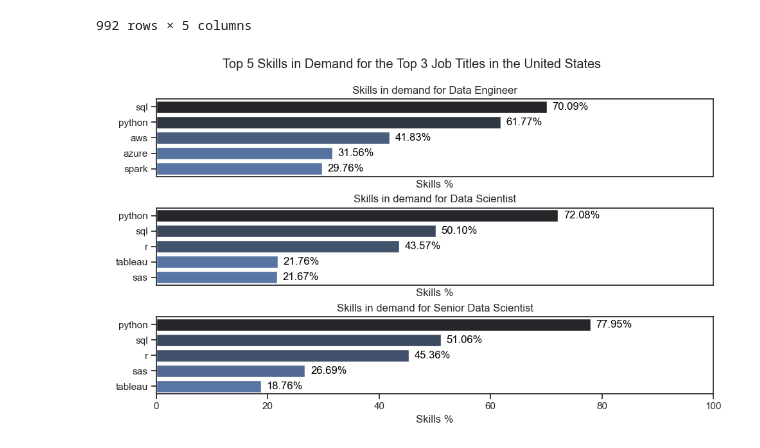
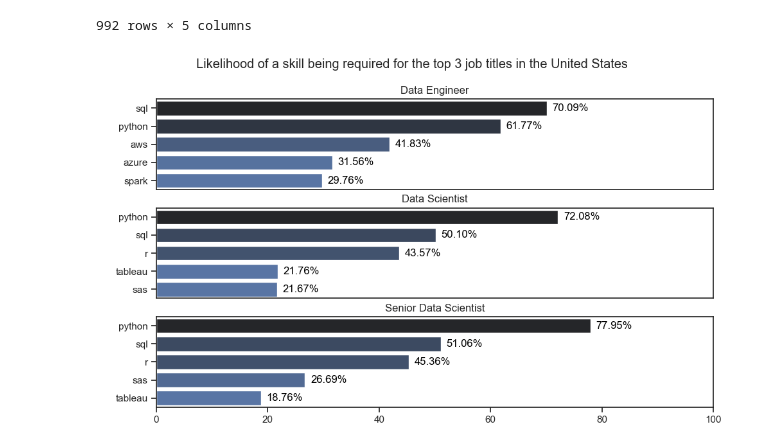
Before and after one commit to felixkujur/PYTHON_data_analysis, a Jupyter notebook: PROJECTS/skill_indemand.ipynb, the cells around one changed output. Saved outputs shown, nothing was run; the diff lists cells and outputs as text; code cells hidden in the pictures.

```diff
--- a/PROJECTS/skill_indemand.ipynb
+++ b/PROJECTS/skill_indemand.ipynb
@@ -100,21 +100,21 @@ df_skill_per
 # %%
 fig , ax= plt.subplots(3,1,figsize=(10,6))
 sns.set_theme(style='ticks')
 for i , job in enumerate(job_title):
     df_plot=df_skill_per[df_skill_per['job_title_short']==job].head(5)
     sns.barplot(data=df_plot,y='job_skills',x='skill percentage',ax=ax[i],hue='skill_count',palette='dark:b_r')
     #ax[i].barh(df_plot['job_skills'],df_plot['skill percentage'])
     ax[i].get_legend().remove()
-    ax[i].set_title(f'Skills in demand for {job}')
-    ax[i].set_xlabel('Skills %')
+    ax[i].set_title(f'{job}')
+    ax[i].set_xlabel('')
     ax[i].set_ylabel(' ')
     ax[i].set_xlim(0,100)
     for n,v in enumerate(df_plot['skill percentage']):
         ax[i].text(v+1,n,f'{v:.2f}%',color='black',va='center')
     if i!=2:
         ax[i].set_xticks([])
-plt.suptitle('Top 5 Skills in Demand for the Top 3 Job Titles in the United States')
+plt.suptitle('Likelihood of a skill being required for the top 3 job titles in the United States')
 plt.tight_layout(h_pad=0.5)
 plt.show()
 # %% [output]
-[figure, old version]
+[figure, new version]
```
Also changed, not shown: parts of 1 cell of this notebook.
